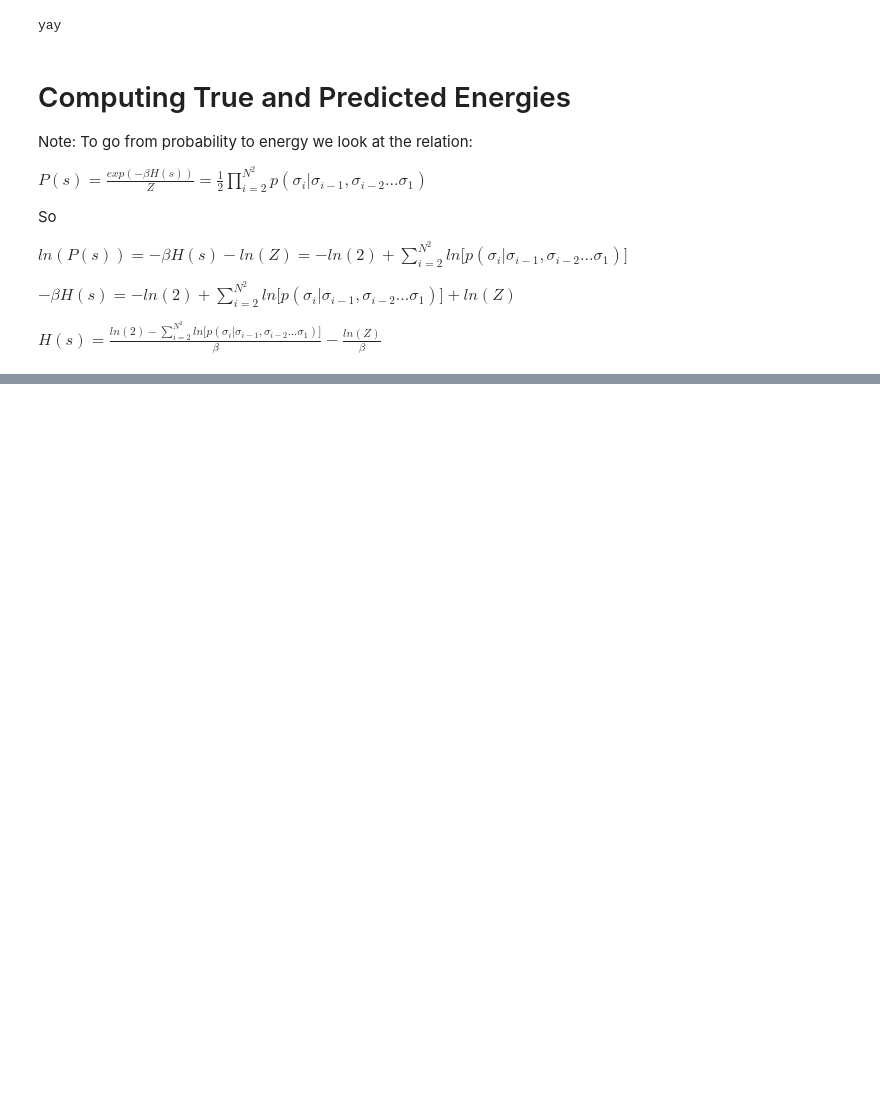
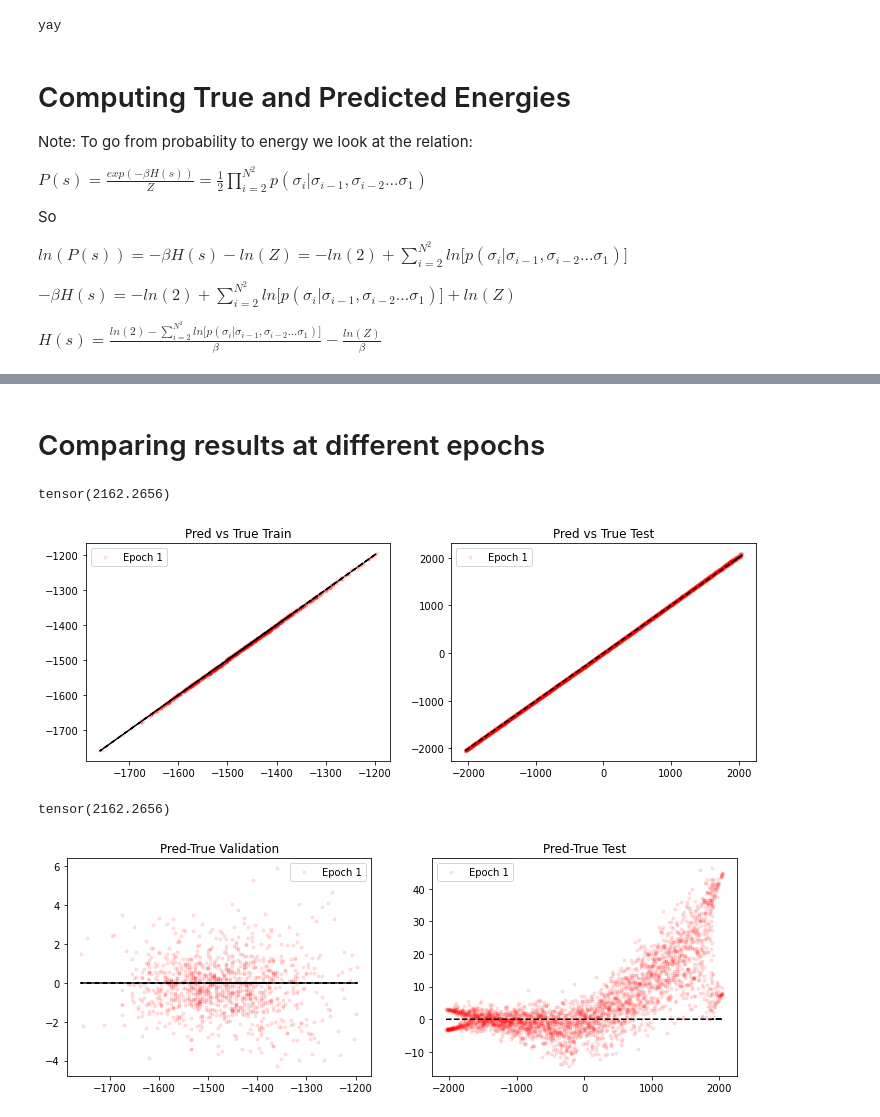
Before and after one commit to ksprague1/Watch-and-Learn-torch, a Jupyter notebook: Networks.ipynb, the cells around one changed output, grey strips where cells are left out. Saved outputs shown, nothing was run; the diff lists cells and outputs as text; code cells hidden in the pictures; blank space fills up the shorter version.

```diff
--- a/Networks.ipynb
+++ b/Networks.ipynb
@@ -285,0 +583,32 @@ net = torch.load("models/32-4407-3")
+# %% [markdown]
+# Comparing results at different epochs
+# %%
+fig,(ax0,ax1)=plt.subplots(1,2)
+
+colors = [[1,0,0],[0,1,0],[0,0,1]]
+for i in range(epoch):
+    net = torch.load("models/%s%d-%d-%d"%(modeltype,N,B*10000,i))
+    plot_sets(ax0,ax1,colors[i],name='Epoch %d'%(i+1))
+
+
+ax0.set_title("Pred vs True Train")
+ax1.set_title("Pred vs True Test")
+ax0.legend()
+ax1.legend()
+plt.show()
+
+fig,(ax0,ax1)=plt.subplots(1,2)
+
+for i in range(epoch):
+    net = torch.load("models/%s%d-%d-%d"%(modeltype,N,B*10000,i))
+    plot_sets(ax0,ax1,colors[i],True,name='Epoch %d'%(i+1))
+ax0.set_title("Pred-True Validation")
+ax1.set_title("Pred-True Test")
+ax0.legend()
+ax1.legend()
+plt.show()
+# %% [output]
+tensor(2162.2656)
+[figure, added]
+tensor(2162.2656)
+[figure, added]
```
Also changed, not shown: parts of 31 cells of this notebook, 2 other files.
